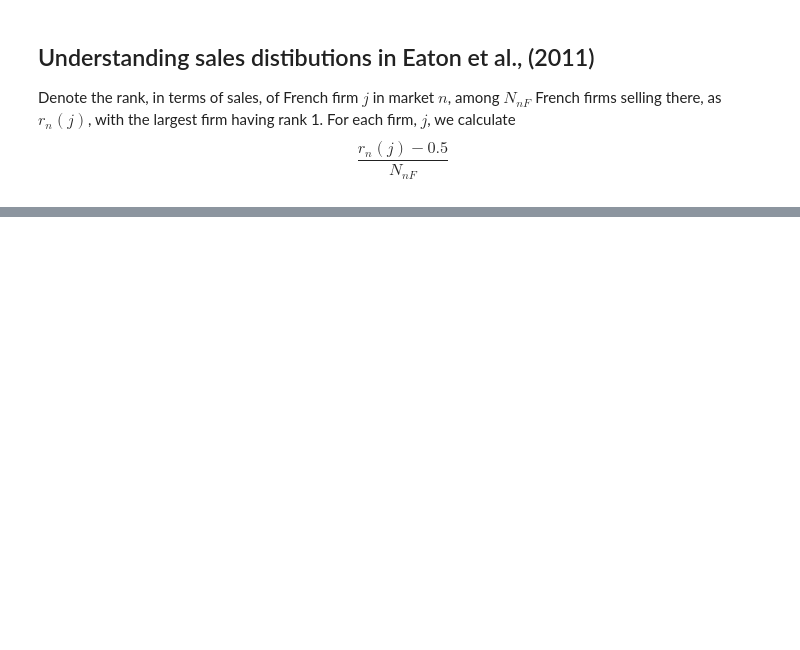
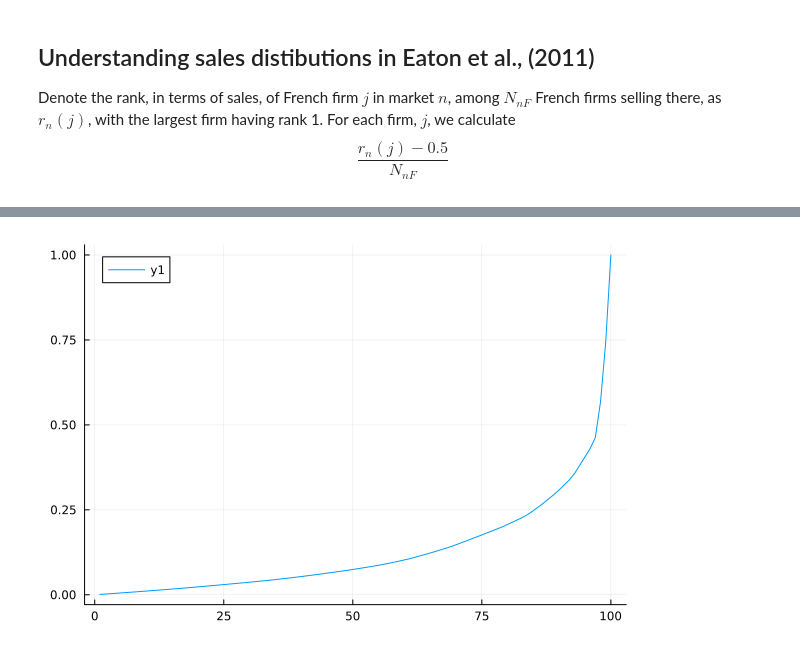
Before and after one commit to BraddWForster/learning_julia, a Jupyter notebook: coding_basics/examples.ipynb, the cells around one changed output, grey strips where cells are left out. Saved outputs shown, nothing was run; the diff lists cells and outputs as text; code cells hidden in the pictures; blank space fills up the shorter version.

Commit message:
thinking about distributions of firms

```diff
--- a/coding_basics/examples.ipynb
+++ b/coding_basics/examples.ipynb
@@ -135,0 +136,9 @@ scatter(x, y)
+# %%
+N = 100
+α = 1
+sales_distribution = Pareto(α)
+sales = sort(rand(sales_distribution, N))
+total_sales = sum(sales)
+market_share = sales./total_sales
+histogram(market_share)
+market_share[7:10]
@@ -135,0 +151,2 @@ scatter(x, y)
+# %%
+cumulative_share = cumsum(market_share)
@@ -135,0 +171,4 @@ scatter(x, y)
+# %%
+plot(cumulative_share)
+# %% [output]
+[figure, added]
```
Also changed, not shown: parts of 5 cells of this notebook.
